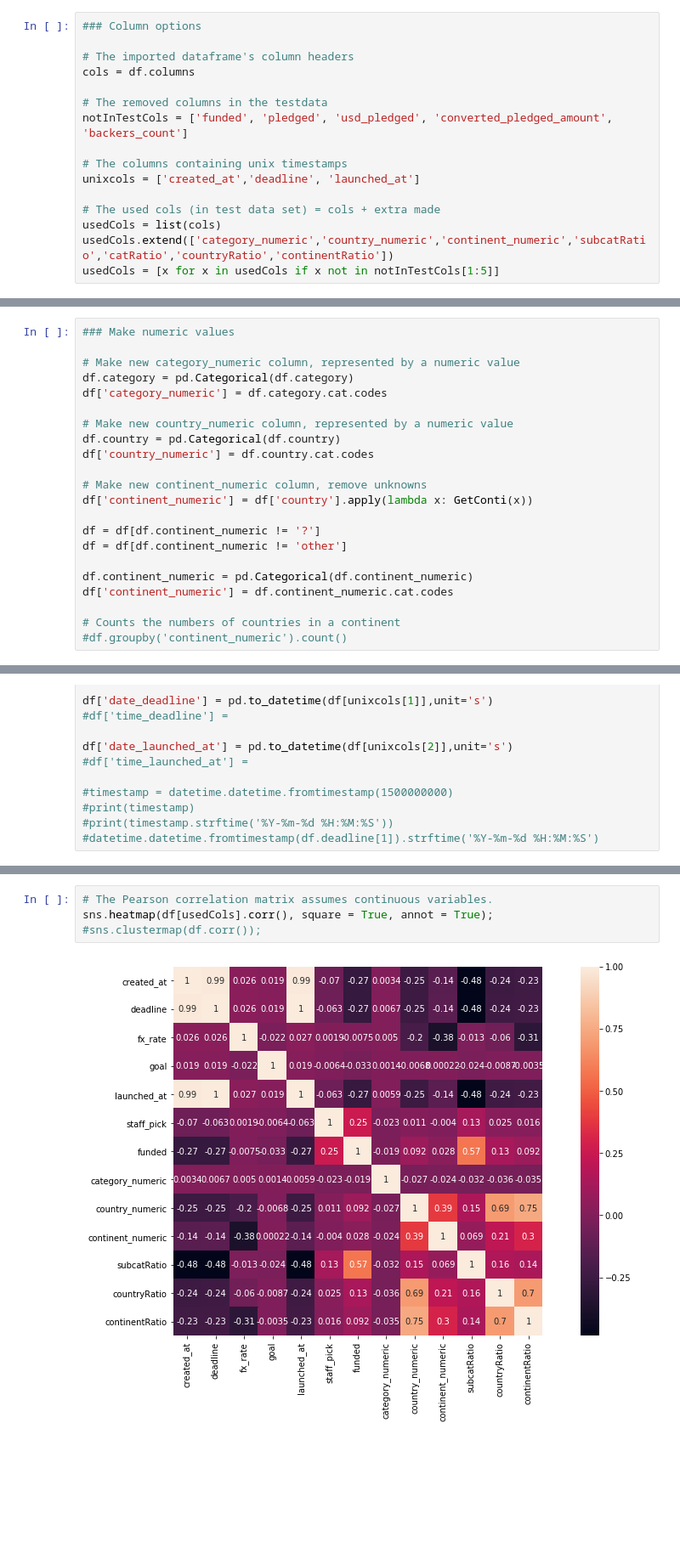
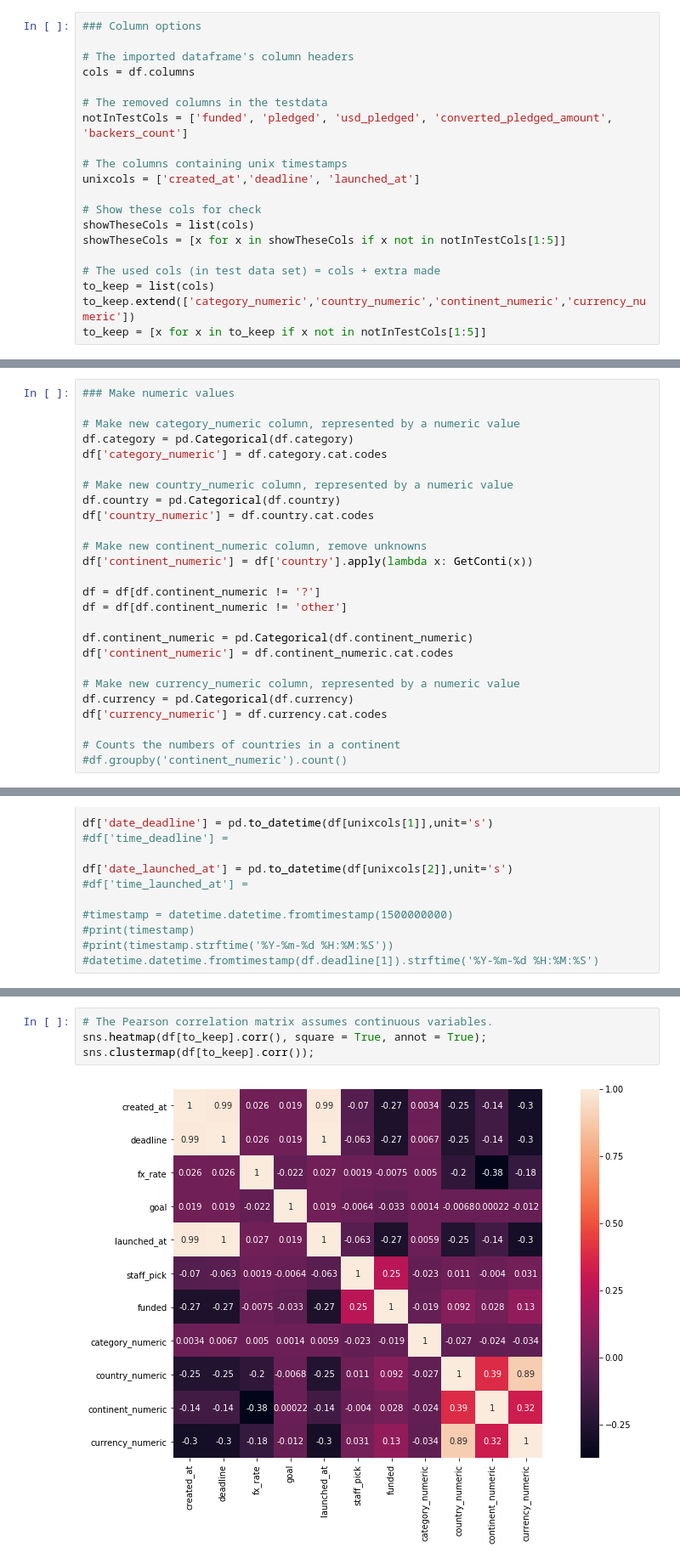
Before and after one commit to iMylene/introduction-to-data-science, a Jupyter notebook: kickstarterGroupD.ipynb, the cells around one changed output, grey strips where cells are left out. Shown at 85% size. Cells and saved outputs as stored; diff of their text form; blank space fills up the shorter version.

```diff
--- a/kickstarterGroupD.ipynb
+++ b/kickstarterGroupD.ipynb
@@ -73,10 +73,14 @@ notInTestCols = ['funded', 'pledged', 'usd_pledged', 'converted_pledged_amount',
 # The columns containing unix timestamps
 unixcols = ['created_at','deadline', 'launched_at']
 
+# Show these cols for check
+showTheseCols = list(cols)
+showTheseCols = [x for x in showTheseCols if x not in notInTestCols[1:5]]
+
 # The used cols (in test data set) = cols + extra made
-usedCols = list(cols)
-usedCols.extend(['category_numeric','country_numeric','continent_numeric','subcatRatio','catRatio','countryRatio','continentRatio'])
-usedCols = [x for x in usedCols if x not in notInTestCols[1:5]]
+to_keep = list(cols)
+to_keep.extend(['category_numeric','country_numeric','continent_numeric','currency_numeric'])
+to_keep = [x for x in to_keep if x not in notInTestCols[1:5]]
 # %%
 ### Necessary lists
 
@@ -137,6 +141,10 @@ df = df[df.continent_numeric != 'other']
 df.continent_numeric = pd.Categorical(df.continent_numeric)
 df['continent_numeric'] = df.continent_numeric.cat.codes
 
+# Make new currency_numeric column, represented by a numeric value
+df.currency = pd.Categorical(df.currency)
+df['currency_numeric'] = df.currency.cat.codes
+
 # Counts the numbers of countries in a continent
 #df.groupby('continent_numeric').count()
 # %%
@@ -213,6 +221,6 @@ df.head()
 # %%
 # The Pearson correlation matrix assumes continuous variables.
-sns.heatmap(df[usedCols].corr(), square = True, annot = True);
-#sns.clustermap(df.corr());
+sns.heatmap(df[to_keep].corr(), square = True, annot = True);
+sns.clustermap(df[to_keep].corr());
 # %% [output]
-[figure, old version]
+[figure, new version]
```
Also changed, not shown: parts of 4 cells of this notebook, 12 other files.
